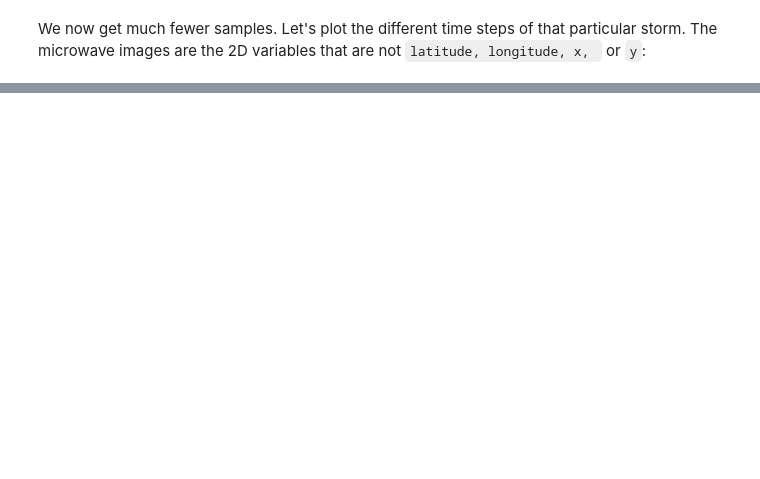
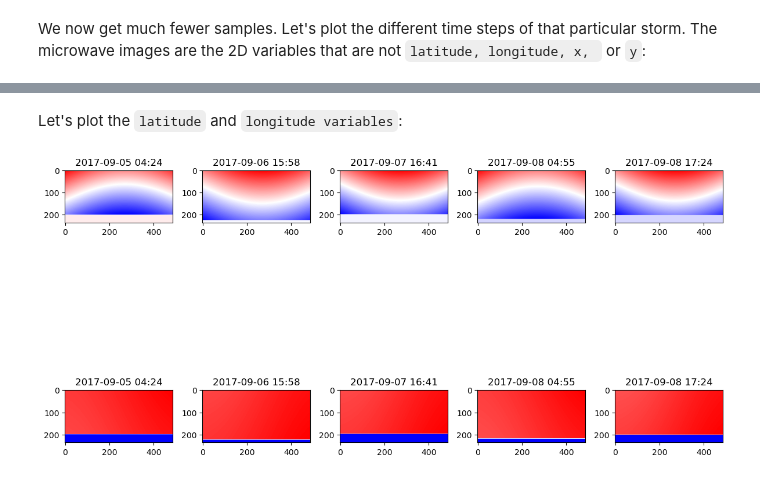
Before and after one commit to dauvillc/tc_multi_sources, a Jupyter notebook: notebooks/preprocessed.ipynb, the cells around one changed output, grey strips where cells are left out. Cells and saved outputs as stored; diff of their text form; code cells hidden in the pictures; blank space fills up the shorter version.

````diff
--- a/notebooks/preprocessed.ipynb
+++ b/notebooks/preprocessed.ipynb
@@ -105,0 +117,11 @@ plt.tight_layout()
+# %% [markdown]
+Let's plot the ```latitude``` and ```longitude variables```:
+# %%
+fig, axes = plt.subplots(nrows=len(mw_vars), ncols=5, squeeze=False, figsize=(12, 10))
+for i, var in enumerate(['latitude', 'longitude']):
+    for j in range(5):
+        axes[i, j].imshow(a_storm.isel(sample=j+2)[var], cmap="bwr")
+        axes[i, j].set_title(pd.to_datetime(a_storm.isel(sample=j+2).time.data).strftime("%Y-%m-%d %H:%M"))
+plt.tight_layout()
+# %% [output]
+[figure, added]
````
Also changed, not shown: parts of 6 cells of this notebook.
